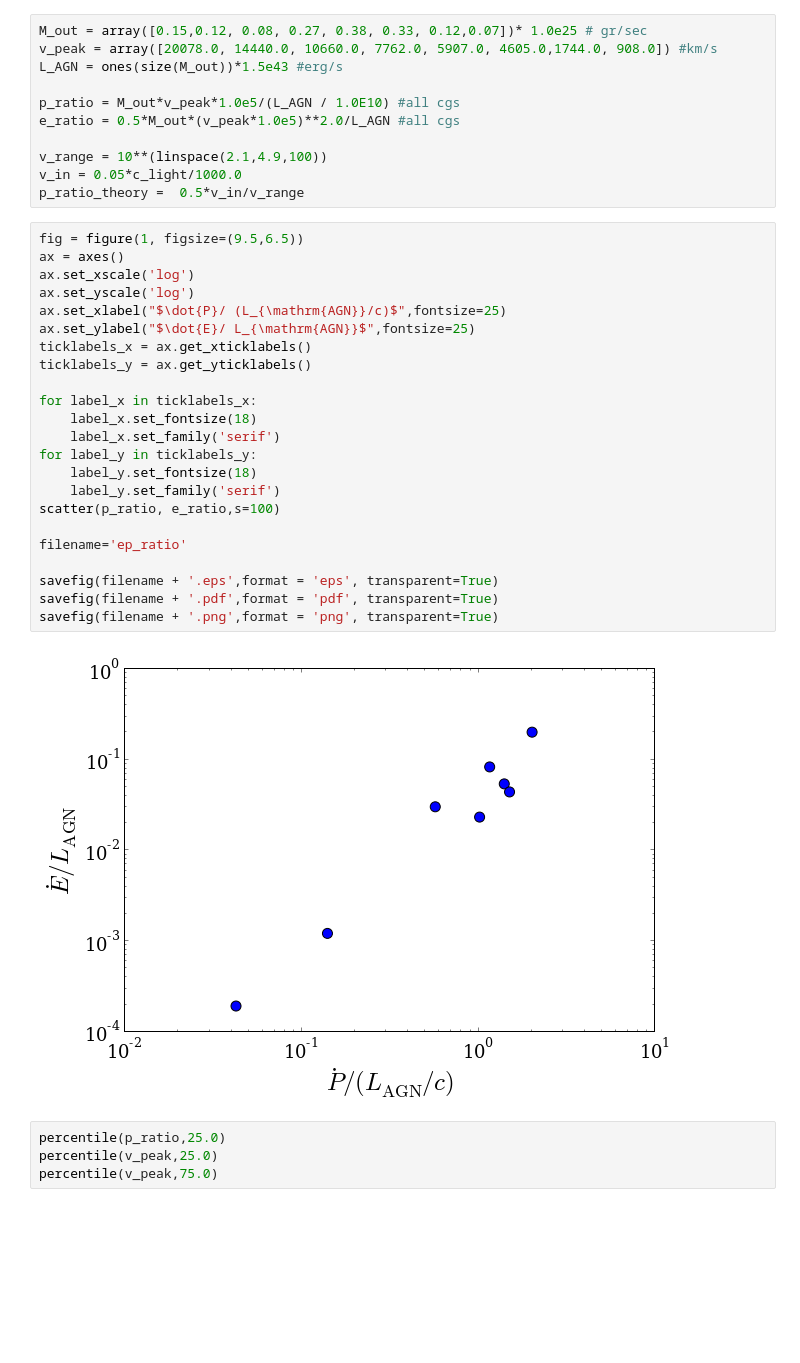
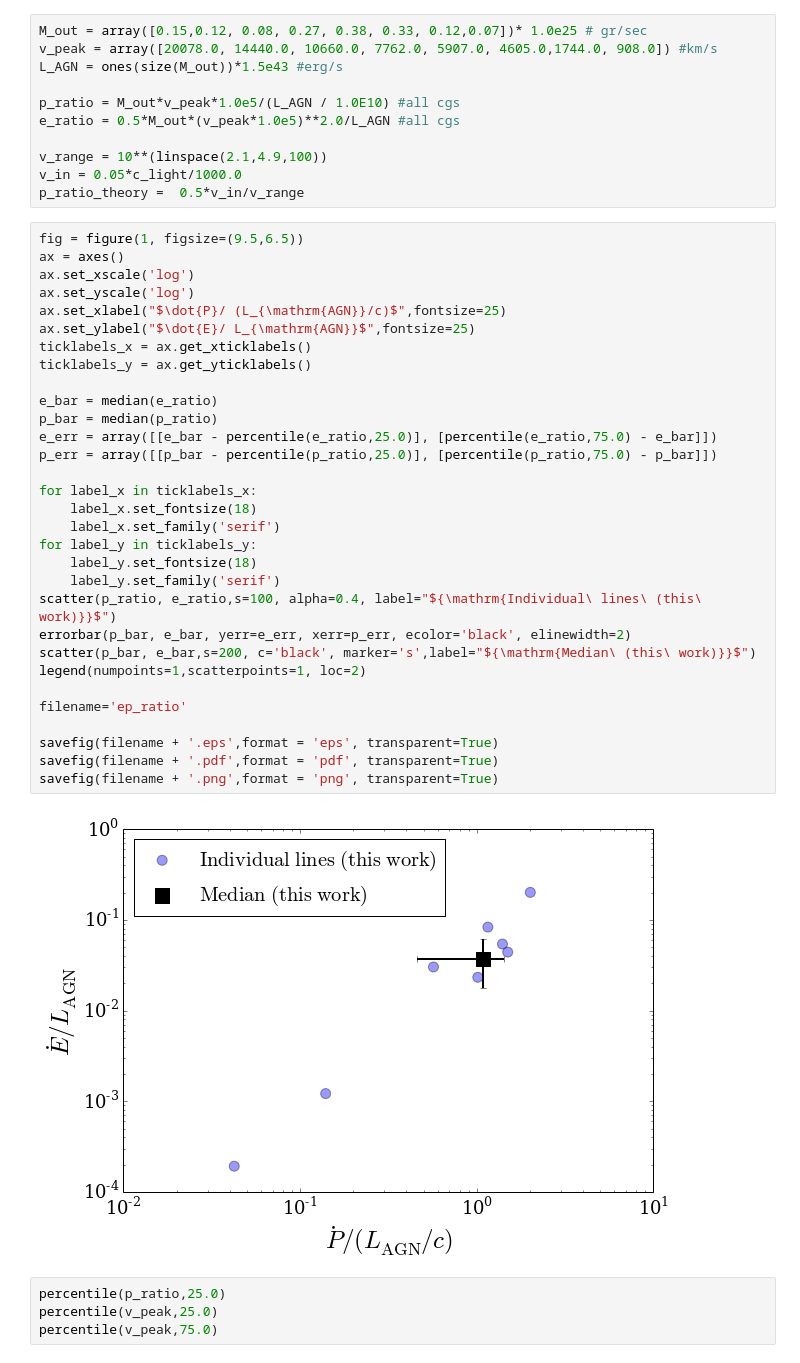
Before and after one commit to forero/AGN_Feedback, a Jupyter notebook: code/basic.ipynb, the cells around one changed output. Drawn from its saved outputs; the diff is of its cells as text; blank space fills up the shorter version.

```diff
--- a/code/basic.ipynb
+++ b/code/basic.ipynb
@@ -48,28 +51,36 @@ p_ratio_theory =  0.5*v_in/v_range
 # %%
 fig = figure(1, figsize=(9.5,6.5))
 ax = axes()
 ax.set_xscale('log')
 ax.set_yscale('log')
 ax.set_xlabel("$\dot{P}/ (L_{\mathrm{AGN}}/c)$",fontsize=25)
 ax.set_ylabel("$\dot{E}/ L_{\mathrm{AGN}}$",fontsize=25)
 ticklabels_x = ax.get_xticklabels()
 ticklabels_y = ax.get_yticklabels()
 
+e_bar = median(e_ratio)
+p_bar = median(p_ratio)
+e_err = array([[e_bar - percentile(e_ratio,25.0)], [percentile(e_ratio,75.0) - e_bar]])
+p_err = array([[p_bar - percentile(p_ratio,25.0)], [percentile(p_ratio,75.0) - p_bar]])
+
 for label_x in ticklabels_x:
     label_x.set_fontsize(18)
     label_x.set_family('serif')
 for label_y in ticklabels_y:
     label_y.set_fontsize(18)
     label_y.set_family('serif')
-scatter(p_ratio, e_ratio,s=100)
+scatter(p_ratio, e_ratio,s=100, alpha=0.4, label="${\mathrm{Individual\ lines\ (this\ work)}}$")
+errorbar(p_bar, e_bar, yerr=e_err, xerr=p_err, ecolor='black', elinewidth=2)
+scatter(p_bar, e_bar,s=200, c='black', marker='s',label="${\mathrm{Median\ (this\ work)}}$")
+legend(numpoints=1,scatterpoints=1, loc=2)
 
 filename='ep_ratio'
 
 savefig(filename + '.eps',format = 'eps', transparent=True)
 savefig(filename + '.pdf',format = 'pdf', transparent=True)
 savefig(filename + '.png',format = 'png', transparent=True)
 # %% [output]
-[figure, old version]
+[figure, new version]
 # %%
 percentile(p_ratio,25.0)
 percentile(v_peak,25.0)
```
Also changed, not shown: parts of 6 cells of this notebook.
